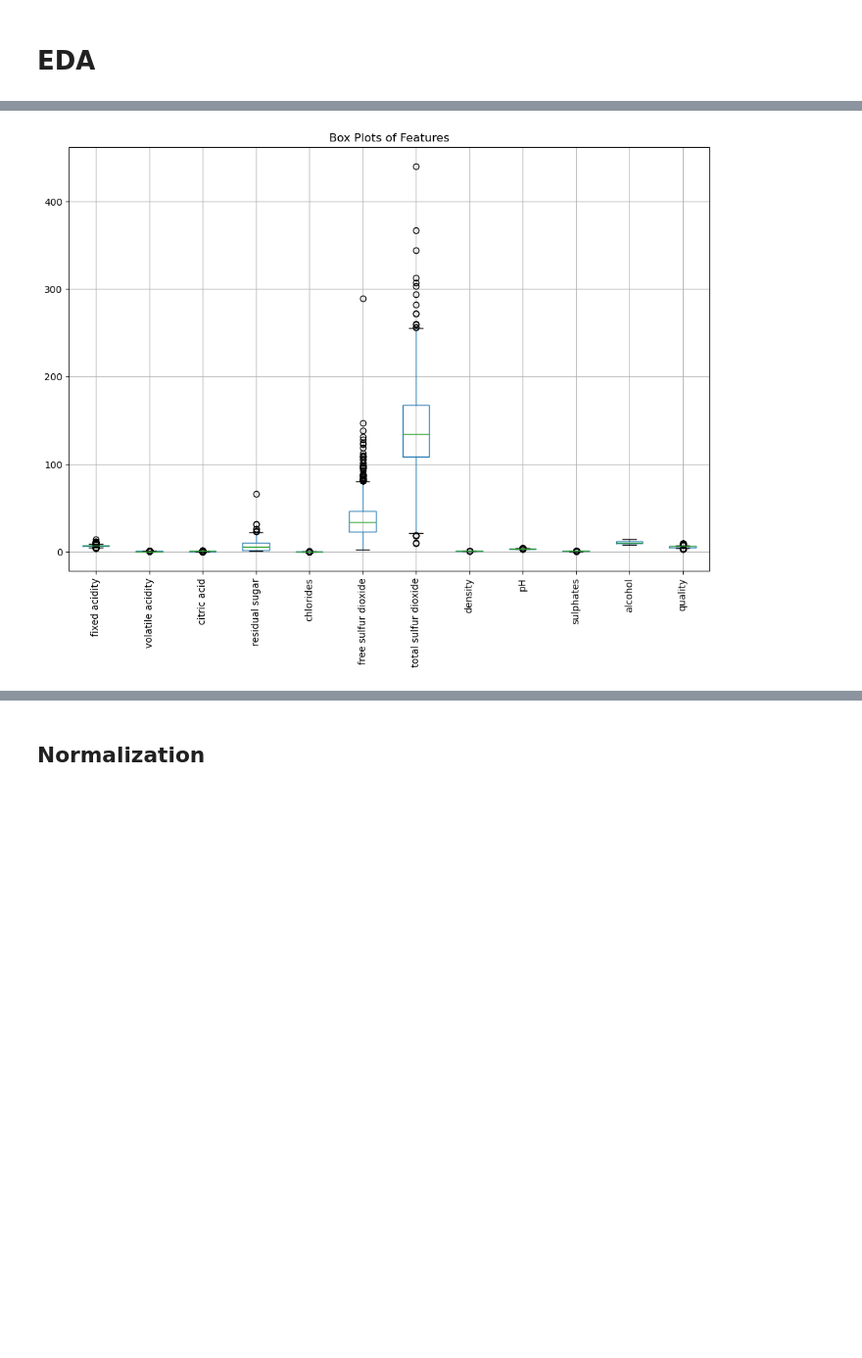
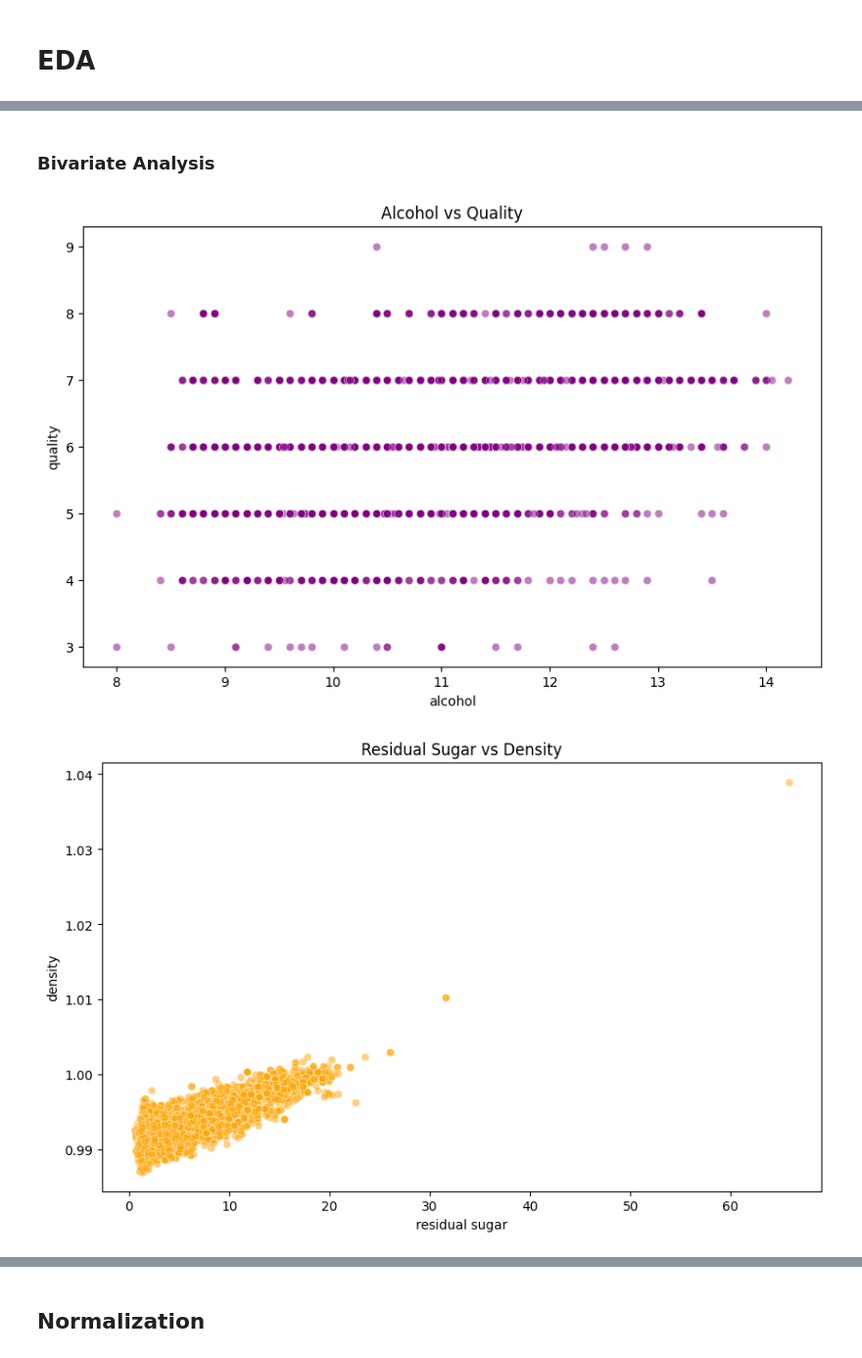
Before and after one commit to tiagosantos63390/pad_proj1, a Jupyter notebook: project1.ipynb, the cells around one changed output, grey strips where cells are left out. Shown at 98% size. Saved outputs shown, nothing was run; the diff lists cells and outputs as text; code cells hidden in the pictures; blank space fills up the shorter version.

```diff
--- a/project1.ipynb
+++ b/project1.ipynb
@@ -165,8 +83,18 @@ plt.show()
-# %%
-# Box Plots
-plt.figure(figsize=(12,8))
-white_wine.boxplot(rot=90)
-plt.title("Box Plots of Features")
-plt.show()
-# %% [output]
-[figure, removed]
+# %% [markdown]
+### Bivariate Analysis
+# %%
+""" two features - scatter plots """
+# alcohol vs quality
+plt.figure(figsize=(10, 6))
+sns.scatterplot(x='alcohol', y='quality', data=white_wine, alpha=0.5, color='purple')
+plt.title('Alcohol vs Quality')
+plt.show()
+
+# density vs residual sugar
+plt.figure(figsize=(10, 6))
+sns.scatterplot(x='residual sugar', y='density', data=white_wine, alpha=0.5, color='orange')
+plt.title('Residual Sugar vs Density')
+plt.show()
+# %% [output]
+[figure, added]
+[figure, added]
```
Also changed, not shown: parts of 18 cells of this notebook, 4 other files.
